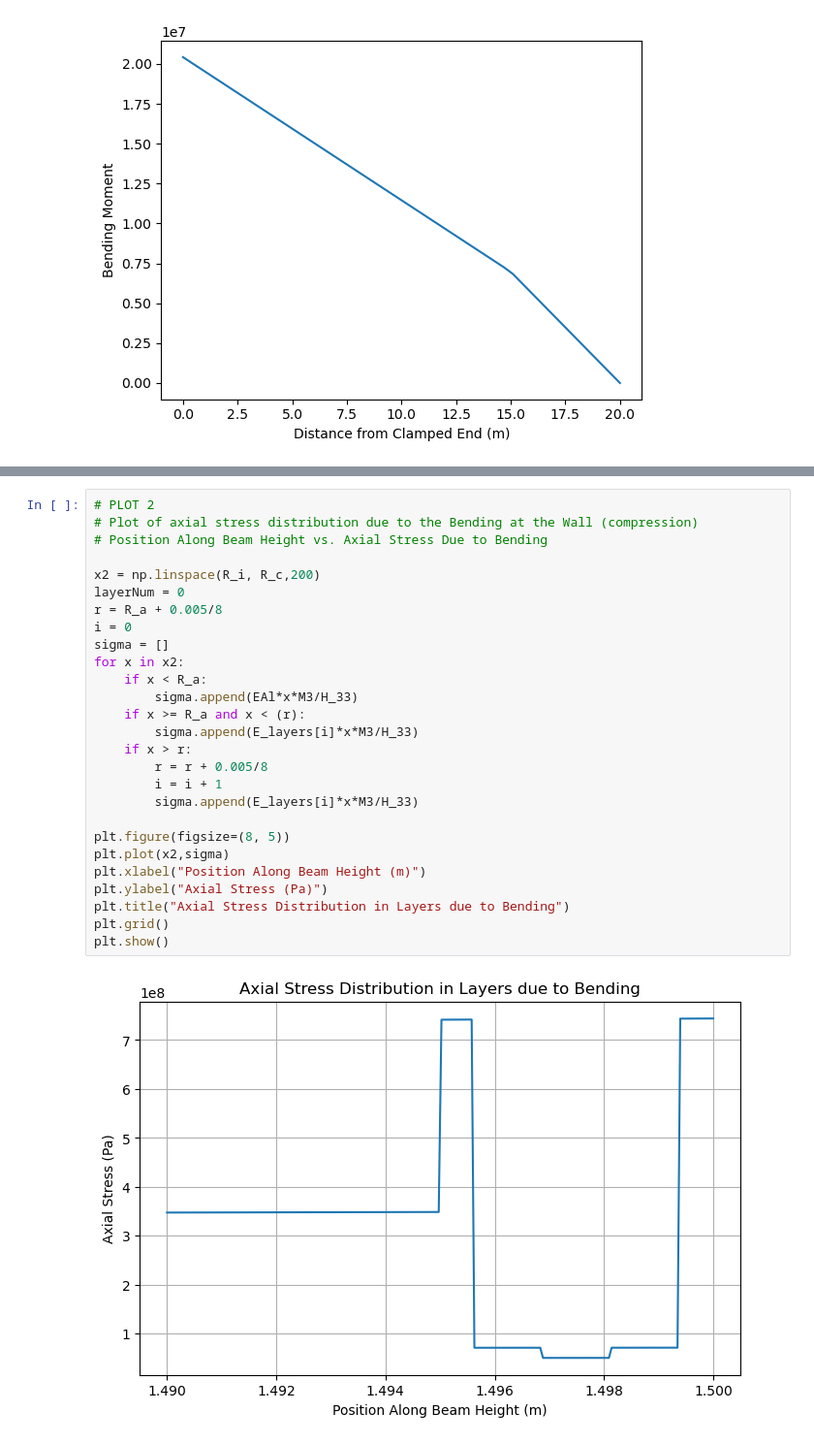
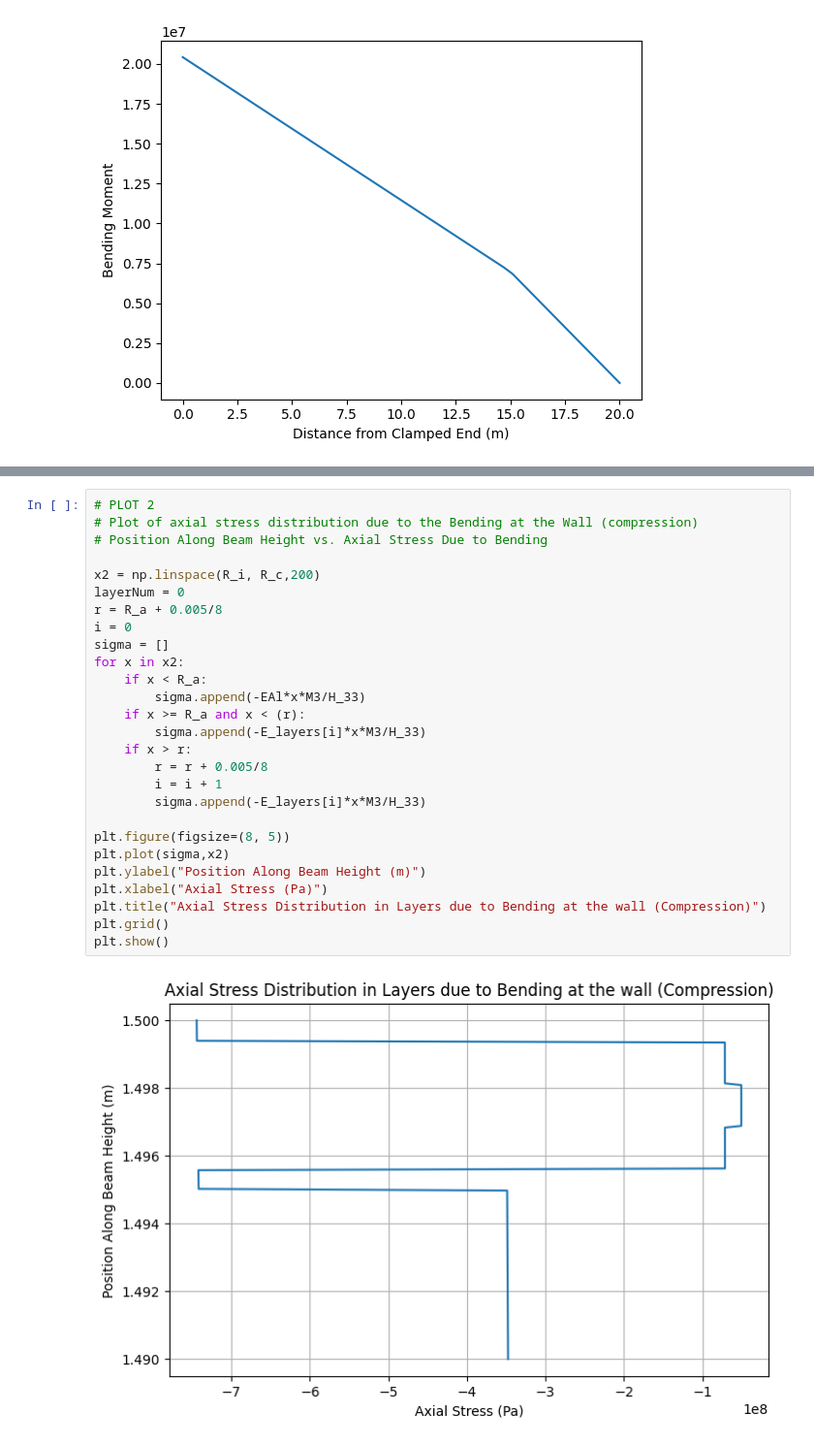
Before and after one commit to ndrichmond/EAE135Project2, a Jupyter notebook: main.ipynb, the cells around one changed output, grey strips where cells are left out. Shown at 97% size. Saved outputs shown, nothing was run; the diff lists cells and outputs as text.

Commit message:
graphs 1-4

```diff
--- a/main.ipynb
+++ b/main.ipynb
@@ -171,29 +171,29 @@ plt.show()
 # %%
 # PLOT 2
 # Plot of axial stress distribution due to the Bending at the Wall (compression)
 # Position Along Beam Height vs. Axial Stress Due to Bending
 
 x2 = np.linspace(R_i, R_c,200)
 layerNum = 0
 r = R_a + 0.005/8
 i = 0
 sigma = []
 for x in x2:
     if x < R_a:
-        sigma.append(EAl*x*M3/H_33)
+        sigma.append(-EAl*x*M3/H_33)
     if x >= R_a and x < (r):
-        sigma.append(E_layers[i]*x*M3/H_33)
+        sigma.append(-E_layers[i]*x*M3/H_33)
     if x > r:
         r = r + 0.005/8
         i = i + 1
-        sigma.append(E_layers[i]*x*M3/H_33)
+        sigma.append(-E_layers[i]*x*M3/H_33)
 
 plt.figure(figsize=(8, 5))
-plt.plot(x2,sigma)
-plt.xlabel("Position Along Beam Height (m)")
-plt.ylabel("Axial Stress (Pa)")
-plt.title("Axial Stress Distribution in Layers due to Bending")
+plt.plot(sigma,x2)
+plt.ylabel("Position Along Beam Height (m)")
+plt.xlabel("Axial Stress (Pa)")
+plt.title("Axial Stress Distribution in Layers due to Bending at the wall (Compression)")
 plt.grid()
 plt.show()
 # %% [output]
-[figure, old version]
+[figure, new version]
```
Also changed, not shown: parts of 3 cells of this notebook.
